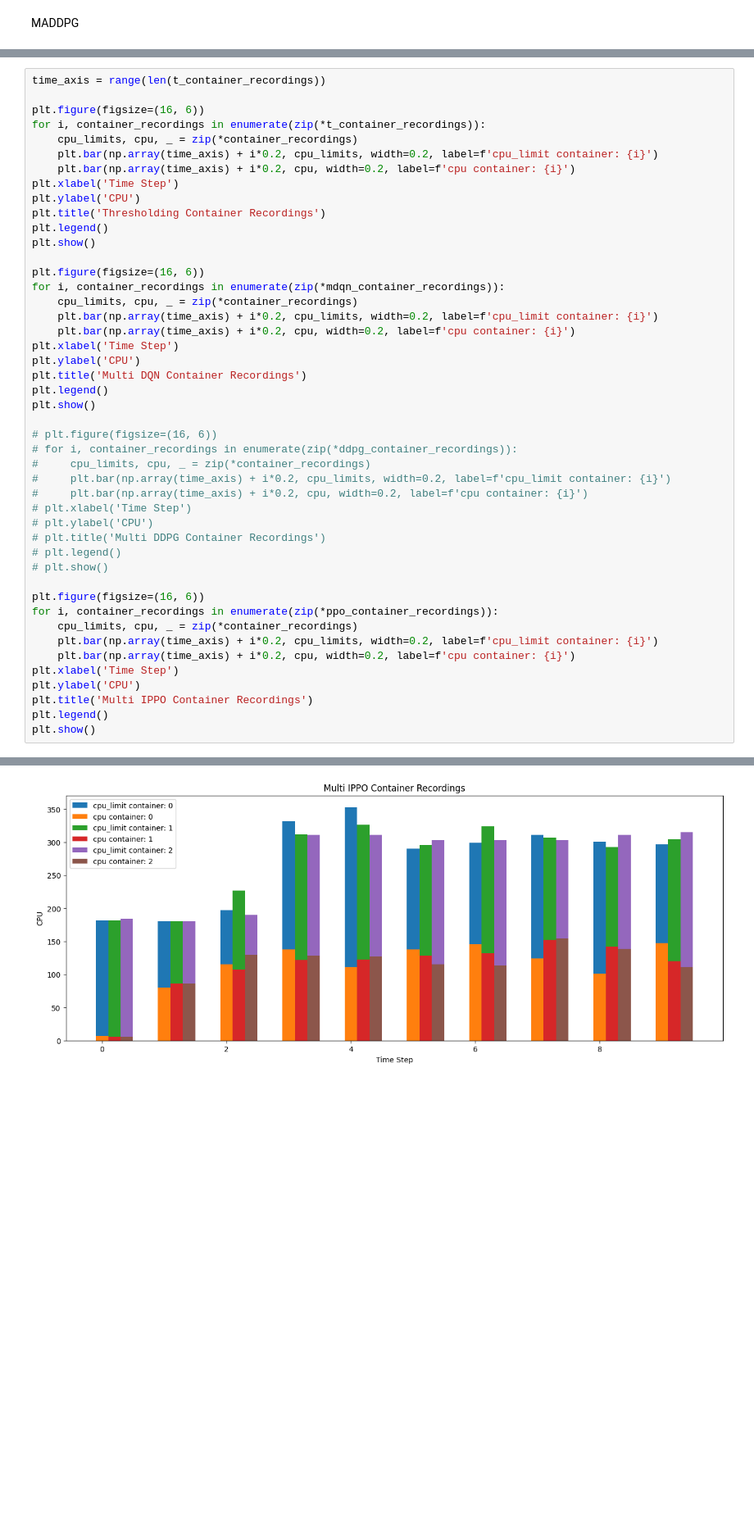
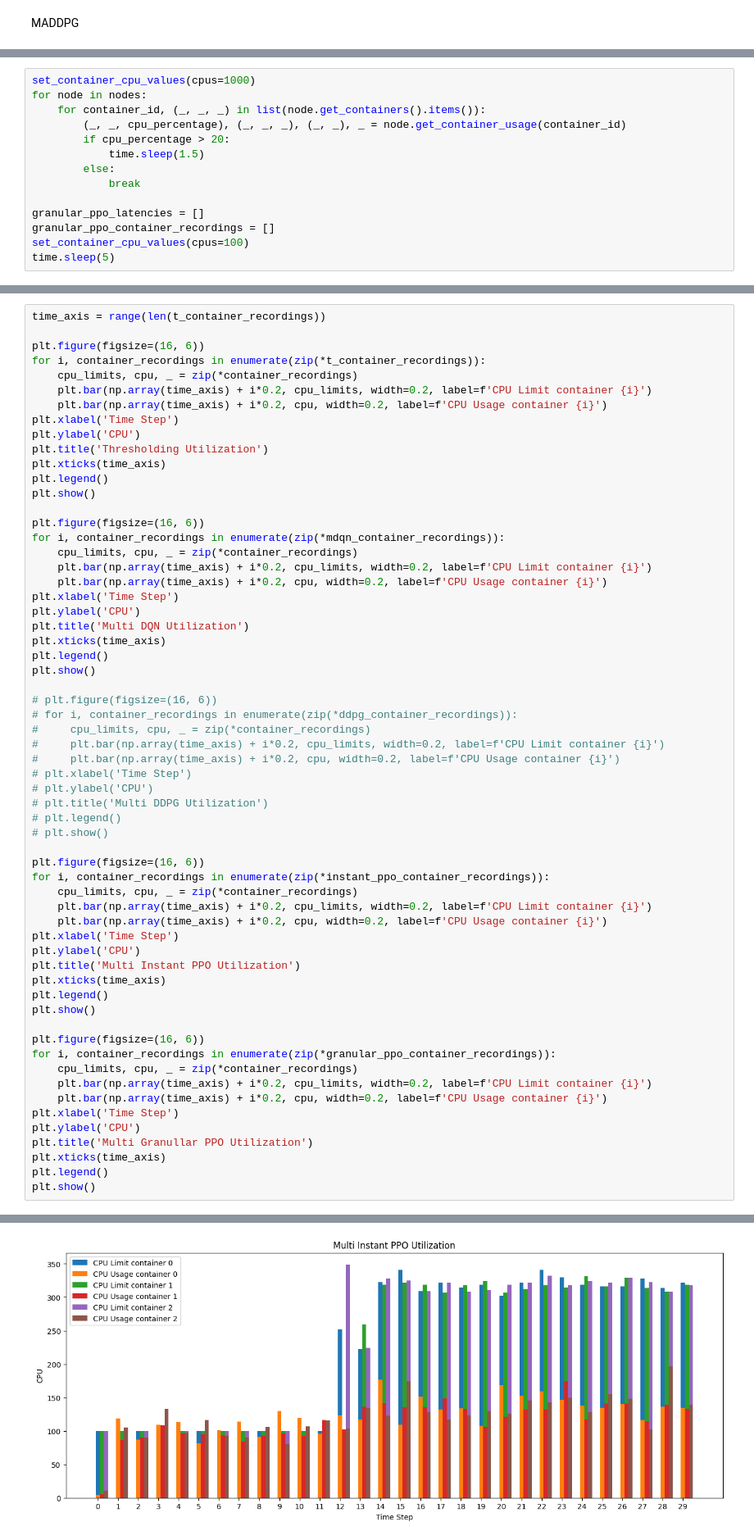
Before and after one commit to sensorlab/agent-edgeautoscaling, a Jupyter notebook: code/measure_latenices_under_load.ipynb, the cells around one changed output, grey strips where cells are left out. Shown at 82% size. Drawn from its saved outputs; the diff is of its cells as text; blank space fills up the shorter version.

```diff
--- a/code/measure_latenices_under_load.ipynb
+++ b/code/measure_latenices_under_load.ipynb
@@ -184,0 +315,14 @@ Loading the cluster with 20 users on http://localhost:31923/api3/predict
+# %%
+set_container_cpu_values(cpus=1000)
+for node in nodes:
+    for container_id, (_, _, _) in list(node.get_containers().items()):
+        (_, _, cpu_percentage), (_, _, _), (_, _), _ = node.get_container_usage(container_id)
+        if cpu_percentage > 20:
+            time.sleep(1.5)
+        else:
+            break
+
+granular_ppo_latencies = []
+granular_ppo_container_recordings = []
+set_container_cpu_values(cpus=100)
+time.sleep(5)
@@ -209,44 +429,59 @@ time_axis = range(len(t_container_recordings))
 plt.figure(figsize=(16, 6))
 for i, container_recordings in enumerate(zip(*t_container_recordings)):
     cpu_limits, cpu, _ = zip(*container_recordings)
-    plt.bar(np.array(time_axis) + i*0.2, cpu_limits, width=0.2, label=f'cpu_limit container: {i}')
-    plt.bar(np.array(time_axis) + i*0.2, cpu, width=0.2, label=f'cpu container: {i}')
+    plt.bar(np.array(time_axis) + i*0.2, cpu_limits, width=0.2, label=f'CPU Limit container {i}')
+    plt.bar(np.array(time_axis) + i*0.2, cpu, width=0.2, label=f'CPU Usage container {i}')
 plt.xlabel('Time Step')
 plt.ylabel('CPU')
-plt.title('Thresholding Container Recordings')
+plt.title('Thresholding Utilization')
+plt.xticks(time_axis)
 plt.legend()
 plt.show()
 
 plt.figure(figsize=(16, 6))
 for i, container_recordings in enumerate(zip(*mdqn_container_recordings)):
     cpu_limits, cpu, _ = zip(*container_recordings)
-    plt.bar(np.array(time_axis) + i*0.2, cpu_limits, width=0.2, label=f'cpu_limit container: {i}')
-    plt.bar(np.array(time_axis) + i*0.2, cpu, width=0.2, label=f'cpu container: {i}')
+    plt.bar(np.array(time_axis) + i*0.2, cpu_limits, width=0.2, label=f'CPU Limit container {i}')
+    plt.bar(np.array(time_axis) + i*0.2, cpu, width=0.2, label=f'CPU Usage container {i}')
 plt.xlabel('Time Step')
 plt.ylabel('CPU')
-plt.title('Multi DQN Container Recordings')
+plt.title('Multi DQN Utilization')
+plt.xticks(time_axis)
 plt.legend()
 plt.show()
 
 # plt.figure(figsize=(16, 6))
 # for i, container_recordings in enumerate(zip(*ddpg_container_recordings)):
 #     cpu_limits, cpu, _ = zip(*container_recordings)
-#     plt.bar(np.array(time_axis) + i*0.2, cpu_limits, width=0.2, label=f'cpu_limit container: {i}')
-#     plt.bar(np.array(time_axis) + i*0.2, cpu, width=0.2, label=f'cpu container: {i}')
+#     plt.bar(np.array(time_axis) + i*0.2, cpu_limits, width=0.2, label=f'CPU Limit container {i}')
+#     plt.bar(np.array(time_axis) + i*0.2, cpu, width=0.2, label=f'CPU Usage container {i}')
 # plt.xlabel('Time Step')
 # plt.ylabel('CPU')
-# plt.title('Multi DDPG Container Recordings')
+# plt.title('Multi DDPG Utilization')
 # plt.legend()
 # plt.show()
 
 plt.figure(figsize=(16, 6))
-for i, container_recordings in enumerate(zip(*ppo_container_recordings)):
+for i, container_recordings in enumerate(zip(*instant_ppo_container_recordings)):
     cpu_limits, cpu, _ = zip(*container_recordings)
-    plt.bar(np.array(time_axis) + i*0.2, cpu_limits, width=0.2, label=f'cpu_limit container: {i}')
-    plt.bar(np.array(time_axis) + i*0.2, cpu, width=0.2, label=f'cpu container: {i}')
+    plt.bar(np.array(time_axis) + i*0.2, cpu_limits, width=0.2, label=f'CPU Limit container {i}')
+    plt.bar(np.array(time_axis) + i*0.2, cpu, width=0.2, label=f'CPU Usage container {i}')
 plt.xlabel('Time Step')
 plt.ylabel('CPU')
-plt.title('Multi IPPO Container Recordings')
+plt.title('Multi Instant PPO Utilization')
+plt.xticks(time_axis)
 plt.legend()
 plt.show()
+
+plt.figure(figsize=(16, 6))
+for i, container_recordings in enumerate(zip(*granular_ppo_container_recordings)):
+    cpu_limits, cpu, _ = zip(*container_recordings)
+    plt.bar(np.array(time_axis) + i*0.2, cpu_limits, width=0.2, label=f'CPU Limit container {i}')
+    plt.bar(np.array(time_axis) + i*0.2, cpu, width=0.2, label=f'CPU Usage container {i}')
+plt.xlabel('Time Step')
+plt.ylabel('CPU')
+plt.title('Multi Granullar PPO Utilization')
+plt.xticks(time_axis)
+plt.legend()
+plt.show()
 # %% [output]
@@ -255 +490 @@ plt.show()
-[figure, old version]
+[figure, new version]
```
Also changed, not shown: parts of 19 cells of this notebook.
